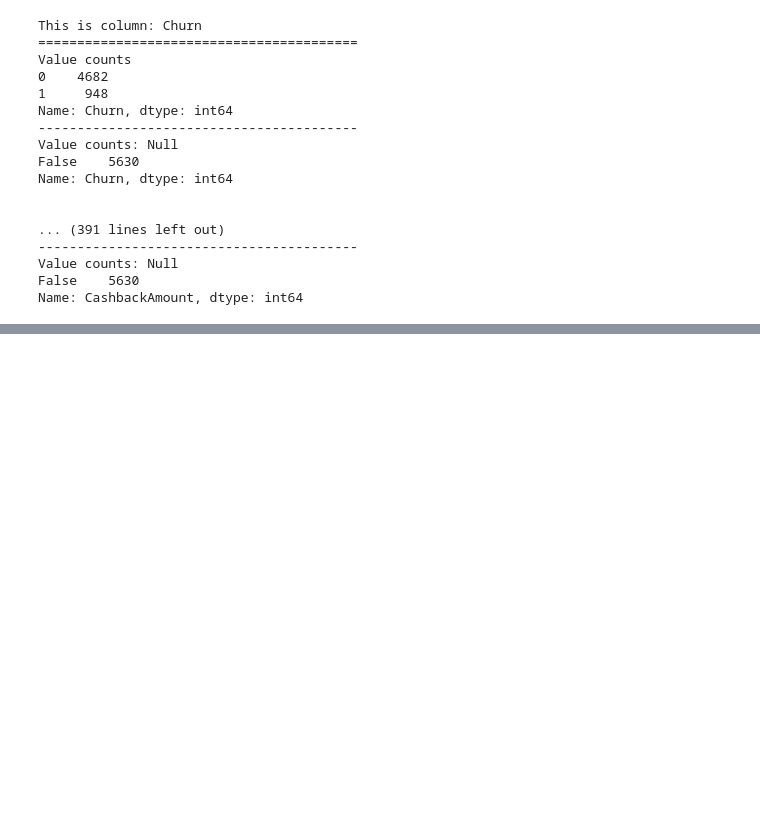
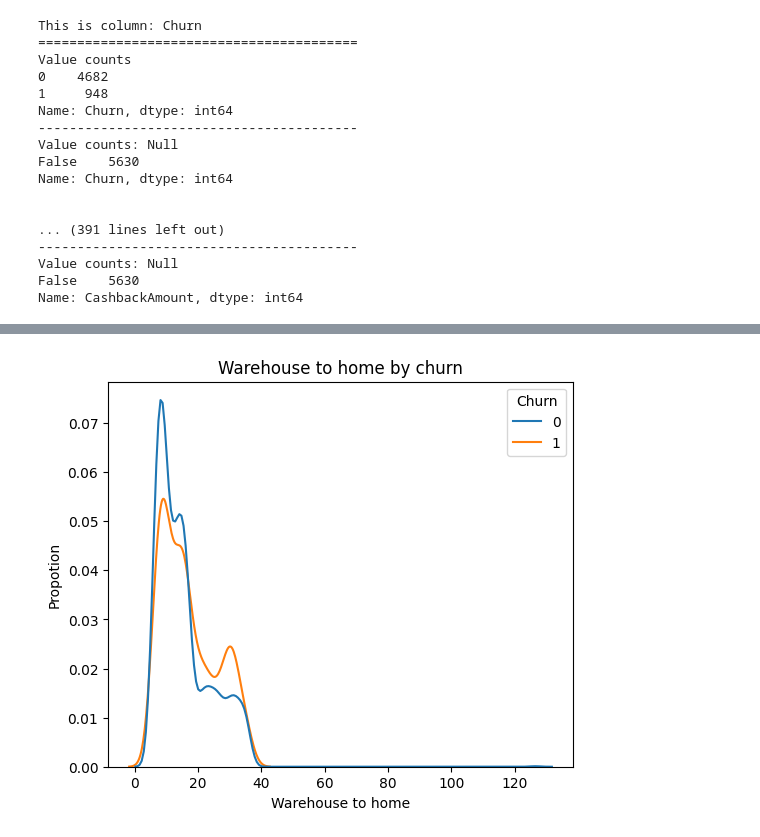
Before and after one commit to TsungYuanHsu/e-commerce_customer_churn_analysis, a Jupyter notebook: e-commerce_customer_churn_analysis.ipynb, the cells around one changed output, grey strips where cells are left out. Saved outputs shown, nothing was run; the diff lists cells and outputs as text; code cells hidden in the pictures; blank space fills up the shorter version.

```diff
--- a/e-commerce_customer_churn_analysis.ipynb
+++ b/e-commerce_customer_churn_analysis.ipynb
@@ -149,0 +232,9 @@ Name: CashbackAmount, dtype: int64
+# %%
+plt.figure(figsize=(6, 5))
+sns.kdeplot(data=df, x='WarehouseToHome', hue='Churn', common_norm=False)
+plt.xlabel('Warehouse to home')
+plt.ylabel('Propotion')
+plt.title('Warehouse to home by churn')
+plt.show()
+# %% [output]
+[figure, added]
```
Also changed, not shown: parts of 29 cells of this notebook.
